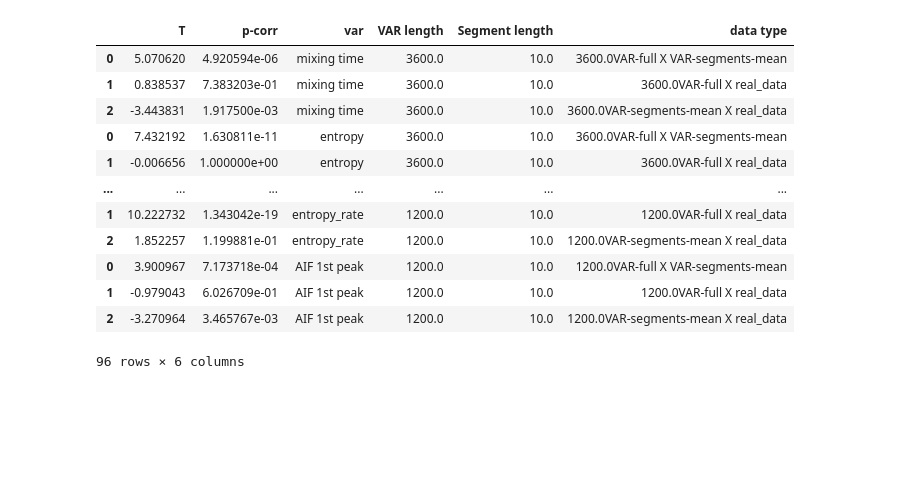
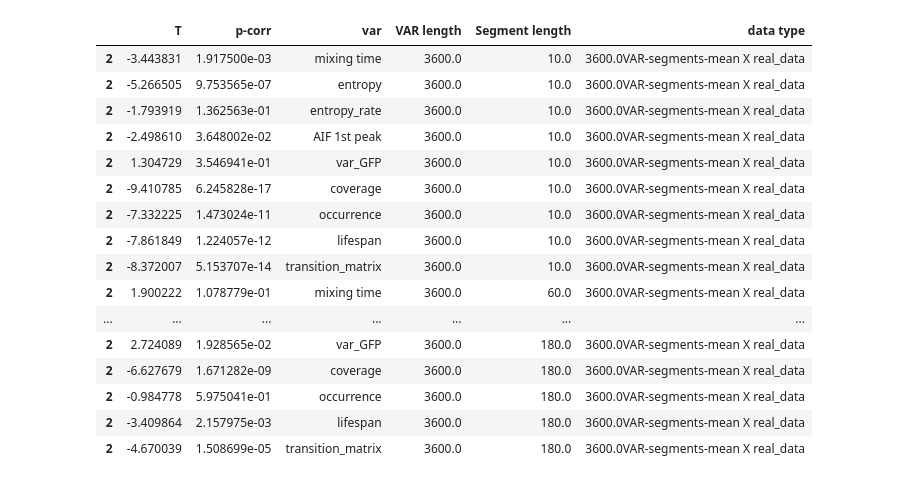
Before and after one commit to jajcayn/eeg_latent_space, a Jupyter notebook: notebooks/VAR stuff/VAR-figure.ipynb, the cells around one changed output. Saved outputs shown, nothing was run; the diff lists cells and outputs as text; code cells hidden in the pictures; blank space fills up the shorter version.

```diff
--- a/notebooks/VAR stuff/VAR-figure.ipynb
+++ b/notebooks/VAR stuff/VAR-figure.ipynb
@@ -25,19 +28,24 @@ data_sub = data_sub[
 ]
 # %%
 data_sub["data type"] = data_sub["VAR length"].astype(str) + data_sub["data type"]
-data_sub
+data_main = data_sub[data_sub["data type"] == "3600.0VAR-segments-mean X real_data"]
+data_main
 # %% [output]
 |  | T | p-corr | var | VAR length | Segment length | data type |
-| 0 | 5.070620 | 4.920594e-06 | mixing time | 3600.0 | 10.0 | 3600.0VAR-full X VAR-segments-mean |
-| 1 | 0.838537 | 7.383203e-01 | mixing time | 3600.0 | 10.0 | 3600.0VAR-full X real_data |
 | 2 | -3.443831 | 1.917500e-03 | mixing time | 3600.0 | 10.0 | 3600.0VAR-segments-mean X real_data |
-| 0 | 7.432192 | 1.630811e-11 | entropy | 3600.0 | 10.0 | 3600.0VAR-full X VAR-segments-mean |
-| 1 | -0.006656 | 1.000000e+00 | entropy | 3600.0 | 10.0 | 3600.0VAR-full X real_data |
+| 2 | -5.266505 | 9.753565e-07 | entropy | 3600.0 | 10.0 | 3600.0VAR-segments-mean X real_data |
+| 2 | -1.793919 | 1.362563e-01 | entropy_rate | 3600.0 | 10.0 | 3600.0VAR-segments-mean X real_data |
+| 2 | -2.498610 | 3.648002e-02 | AIF 1st peak | 3600.0 | 10.0 | 3600.0VAR-segments-mean X real_data |
+| 2 | 1.304729 | 3.546941e-01 | var_GFP | 3600.0 | 10.0 | 3600.0VAR-segments-mean X real_data |
+| 2 | -9.410785 | 6.245828e-17 | coverage | 3600.0 | 10.0 | 3600.0VAR-segments-mean X real_data |
+| 2 | -7.332225 | 1.473024e-11 | occurrence | 3600.0 | 10.0 | 3600.0VAR-segments-mean X real_data |
+| 2 | -7.861849 | 1.224057e-12 | lifespan | 3600.0 | 10.0 | 3600.0VAR-segments-mean X real_data |
+| 2 | -8.372007 | 5.153707e-14 | transition_matrix | 3600.0 | 10.0 | 3600.0VAR-segments-mean X real_data |
+| 2 | 1.900222 | 1.078779e-01 | mixing time | 3600.0 | 60.0 | 3600.0VAR-segments-mean X real_data |
 | ... | ... | ... | ... | ... | ... | ... |
-| 1 | 10.222732 | 1.343042e-19 | entropy_rate | 1200.0 | 10.0 | 1200.0VAR-full X real_data |
-| 2 | 1.852257 | 1.199881e-01 | entropy_rate | 1200.0 | 10.0 | 1200.0VAR-segments-mean X real_data |
-| 0 | 3.900967 | 7.173718e-04 | AIF 1st peak | 1200.0 | 10.0 | 1200.0VAR-full X VAR-segments-mean |
-| 1 | -0.979043 | 6.026709e-01 | AIF 1st peak | 1200.0 | 10.0 | 1200.0VAR-full X real_data |
-| 2 | -3.270964 | 3.465767e-03 | AIF 1st peak | 1200.0 | 10.0 | 1200.0VAR-segments-mean X real_data |
+| 2 | 2.724089 | 1.928565e-02 | var_GFP | 3600.0 | 180.0 | 3600.0VAR-segments-mean X real_data |
+| 2 | -6.627679 | 1.671282e-09 | coverage | 3600.0 | 180.0 | 3600.0VAR-segments-mean X real_data |
+| 2 | -0.984778 | 5.975041e-01 | occurrence | 3600.0 | 180.0 | 3600.0VAR-segments-mean X real_data |
+| 2 | -3.409864 | 2.157975e-03 | lifespan | 3600.0 | 180.0 | 3600.0VAR-segments-mean X real_data |
+| 2 | -4.670039 | 1.508699e-05 | transition_matrix | 3600.0 | 180.0 | 3600.0VAR-segments-mean X real_data |
-96 rows × 6 columns
 # %% [markdown]
```
Also changed, not shown: parts of 17 cells of this notebook, 12 other files.
